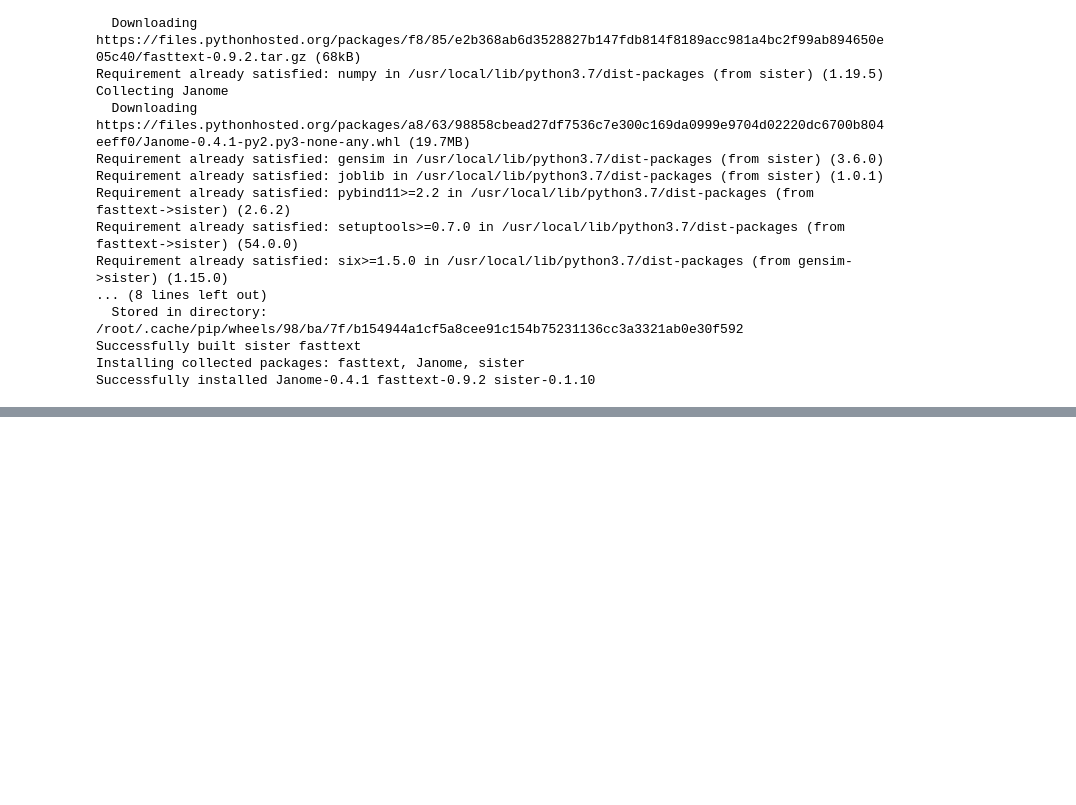
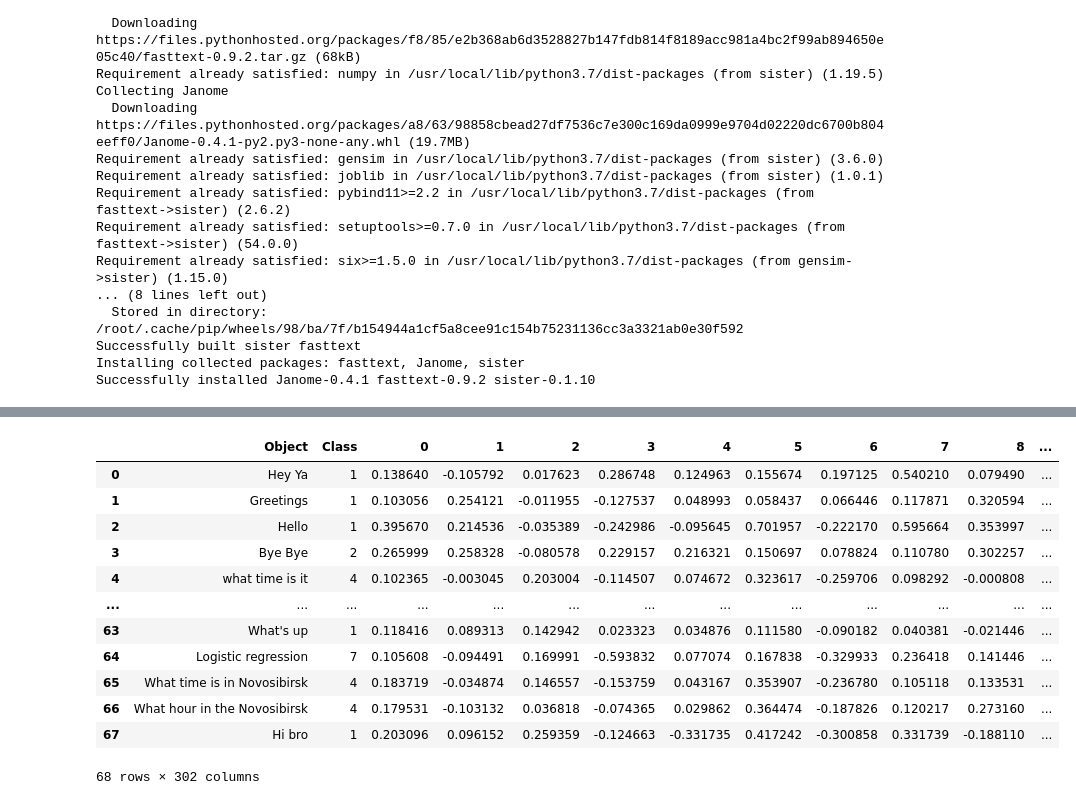
Before and after one commit to n-kit-a/Chat-bot, a Jupyter notebook: classifier.ipynb, the cells around one changed output, grey strips where cells are left out. Cells and saved outputs as stored; diff of their text form; code cells hidden in the pictures; blank space fills up the shorter version.

```diff
--- a/classifier.ipynb
+++ b/classifier.ipynb
@@ -91 +81,17 @@ df_vec1
+# %%
+df_final
+# %% [output]
+|  | Object | Class | 0 | 1 | 2 | 3 | 4 | 5 | 6 | 7 | 8 | ... |
+| 0 | Hey Ya | 1 | 0.138640 | -0.105792 | 0.017623 | 0.286748 | 0.124963 | 0.155674 | 0.197125 | 0.540210 | 0.079490 | ... |
+| 1 | Greetings | 1 | 0.103056 | 0.254121 | -0.011955 | -0.127537 | 0.048993 | 0.058437 | 0.066446 | 0.117871 | 0.320594 | ... |
+| 2 | Hello | 1 | 0.395670 | 0.214536 | -0.035389 | -0.242986 | -0.095645 | 0.701957 | -0.222170 | 0.595664 | 0.353997 | ... |
+| 3 | Bye Bye | 2 | 0.265999 | 0.258328 | -0.080578 | 0.229157 | 0.216321 | 0.150697 | 0.078824 | 0.110780 | 0.302257 | ... |
+| 4 | what time is it | 4 | 0.102365 | -0.003045 | 0.203004 | -0.114507 | 0.074672 | 0.323617 | -0.259706 | 0.098292 | -0.000808 | ... |
+| ... | ... | ... | ... | ... | ... | ... | ... | ... | ... | ... | ... | ... |
+| 63 | What's up | 1 | 0.118416 | 0.089313 | 0.142942 | 0.023323 | 0.034876 | 0.111580 | -0.090182 | 0.040381 | -0.021446 | ... |
+| 64 | Logistic regression | 7 | 0.105608 | -0.094491 | 0.169991 | -0.593832 | 0.077074 | 0.167838 | -0.329933 | 0.236418 | 0.141446 | ... |
+| 65 | What time is in Novosibirsk | 4 | 0.183719 | -0.034874 | 0.146557 | -0.153759 | 0.043167 | 0.353907 | -0.236780 | 0.105118 | 0.133531 | ... |
+| 66 | What hour in the Novosibirsk | 4 | 0.179531 | -0.103132 | 0.036818 | -0.074365 | 0.029862 | 0.364474 | -0.187826 | 0.120217 | 0.273160 | ... |
+| 67 | Hi bro | 1 | 0.203096 | 0.096152 | 0.259359 | -0.124663 | -0.331735 | 0.417242 | -0.300858 | 0.331739 | -0.188110 | ... |
+68 rows × 302 columns
 # %%
```
Also changed, not shown: parts of 16 cells of this notebook.
